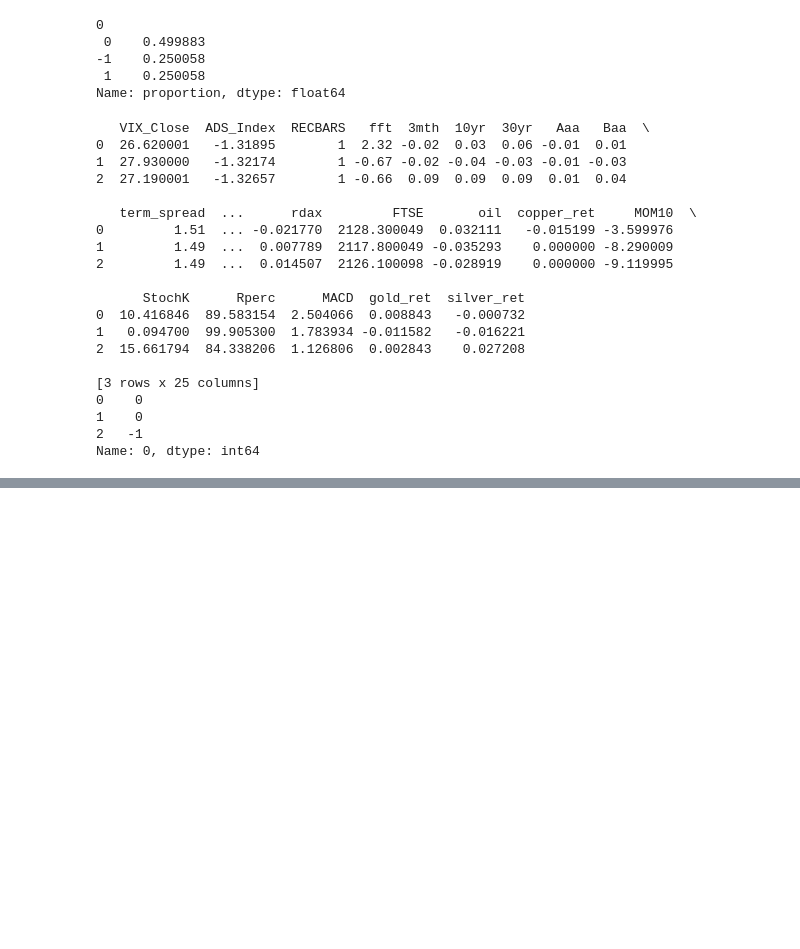
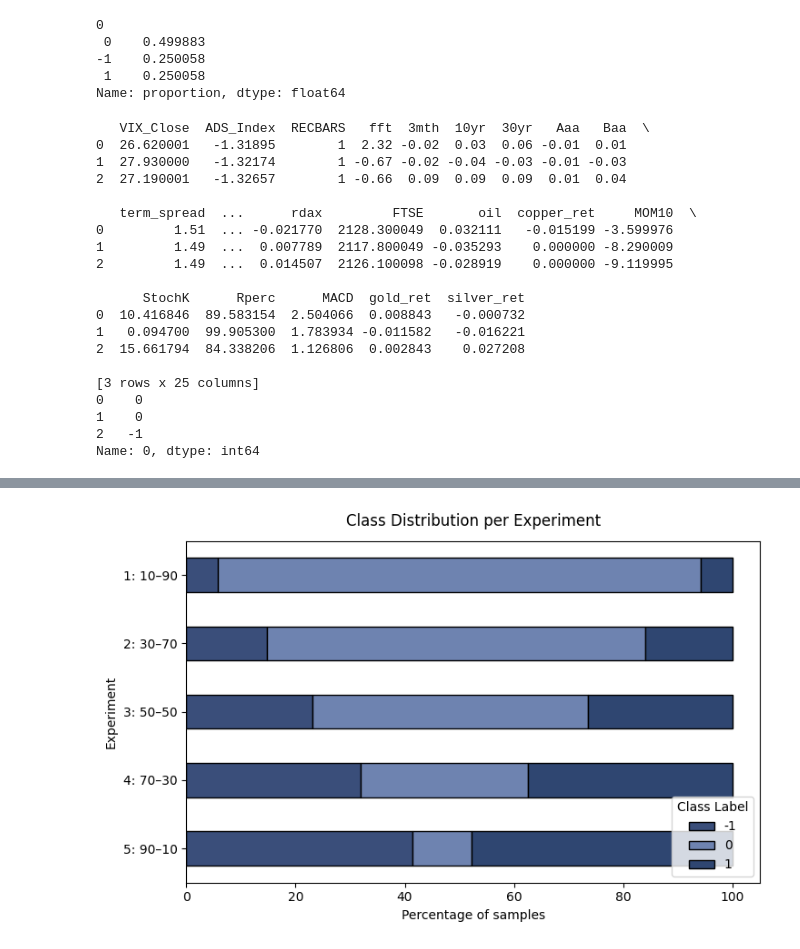
Before and after one commit to joerich1/AI-Trading_Bot, a Jupyter notebook: src/multinomial_logistic_regression.ipynb, the cells around one changed output, grey strips where cells are left out. Saved outputs shown, nothing was run; the diff lists cells and outputs as text; code cells hidden in the pictures; blank space fills up the shorter version.

```diff
--- a/src/multinomial_logistic_regression.ipynb
+++ b/src/multinomial_logistic_regression.ipynb
@@ -223,0 +427,73 @@ Name: 0, dtype: int64
+# %%
+# %%
+import os
+import pandas as pd
+import matplotlib.pyplot as plt
+import numpy as np
+
+# --- Paths & experiments ---
+DATA_DIR = "../data"
+experiments = {
+    1: ("10–90", "y_train_cond_comp_p10_neg_pos90.csv", "y_test_cond_comp_p10_neg_pos90.csv"),
+    2: ("30–70", "y_train_cond_comp_p30_neg_pos70.csv", "y_test_cond_comp_p30_neg_pos70.csv"),
+    3: ("50–50", "y_train_cond_comp_p50_neg_pos50.csv", "y_test_cond_comp_p50_neg_pos50.csv"),
+    4: ("70–30", "y_train_cond_comp_p70_neg_pos30.csv", "y_test_cond_comp_p70_neg_pos30.csv"),
+    5: ("90–10", "y_train_cond_comp_p90_neg_pos9.csv",  "y_test_cond_comp_p90_neg_pos9.csv"),
+}
+
+def load_target(csv_path):
+    df = pd.read_csv(csv_path)
+    if "Unnamed: 0" in df.columns:
+        df = df.drop(columns=["Unnamed: 0"])
+    return df.iloc[:, 0].astype(int)
+
+# --- Gather data ---
+rows = []
+for exp_id, (thresh_label, ytr_file, yte_file) in experiments.items():
+    y_train = load_target(os.path.join(DATA_DIR, ytr_file))
+    y_test  = load_target(os.path.join(DATA_DIR, yte_file))
+    y_all = pd.concat([y_train, y_test], ignore_index=True)
+
+    counts = y_all.value_counts().sort_index()
+    total = len(y_all)
+    for cls in counts.index:
+        rows.append({
+            "Experiment": exp_id,
+            "Label": f"{exp_id}: {thresh_label}",
+            "Class": cls,
+            "Count": counts[cls],
+            "Percent": counts[cls] / total * 100
+        })
+
+dist_df = pd.DataFrame(rows)
+
+# --- Pivot for plotting ---
+pivot_df = dist_df.pivot(index="Label", columns="Class", values="Percent").fillna(0)
+pivot_df = pivot_df.loc[[f"{i}: {experiments[i][0]}" for i in range(1, 6)]]  # ensure 1–5 order top to bottom
+pivot_df = pivot_df[[-1, 0, 1]]  # keep class order consistent
+
+bruise_colors = {
+    -1: "#3A4E7A",  # dark indigo
+     0: "#6E83B0",  # soft periwinkle
+     1: "#2F4671"   # navy-blue
+}
+
+# --- Plot (horizontal, 1 on top) ---
+fig, ax = plt.subplots(figsize=(7.5, 4.8))
+pivot_df.plot(
+    kind="barh",
+    stacked=True,
+    ax=ax,
+    color=[bruise_colors[c] for c in pivot_df.columns],
+    edgecolor="black"
+)
+
+ax.invert_yaxis()  # so Experiment 1 appears at the top
+ax.set_xlabel("Percentage of samples")
+ax.set_ylabel("Experiment")
+ax.set_title("Class Distribution per Experiment", pad=12)
+ax.legend(title="Class Label", loc="lower right", frameon=True)
+plt.tight_layout()
+plt.show()
+# %% [output]
+[figure, added]
```
Also changed, not shown: parts of 5 cells of this notebook, 25 other files.
